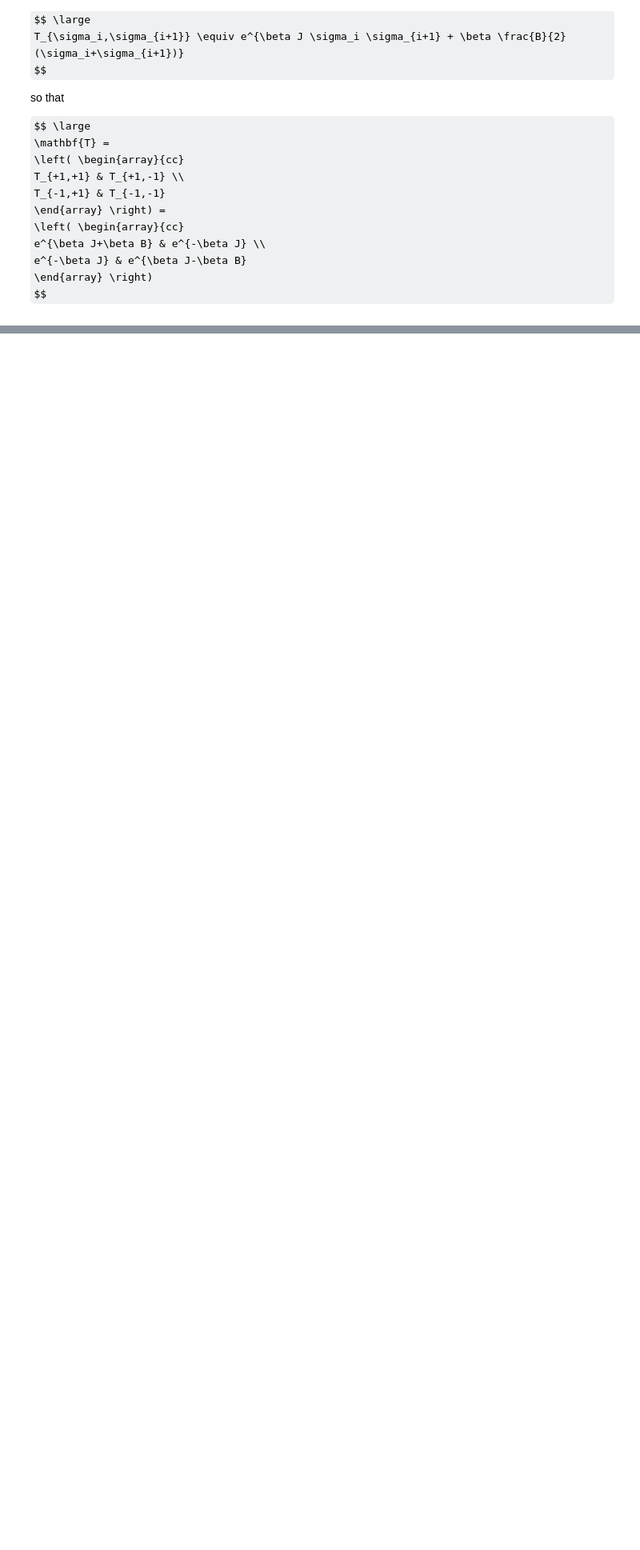
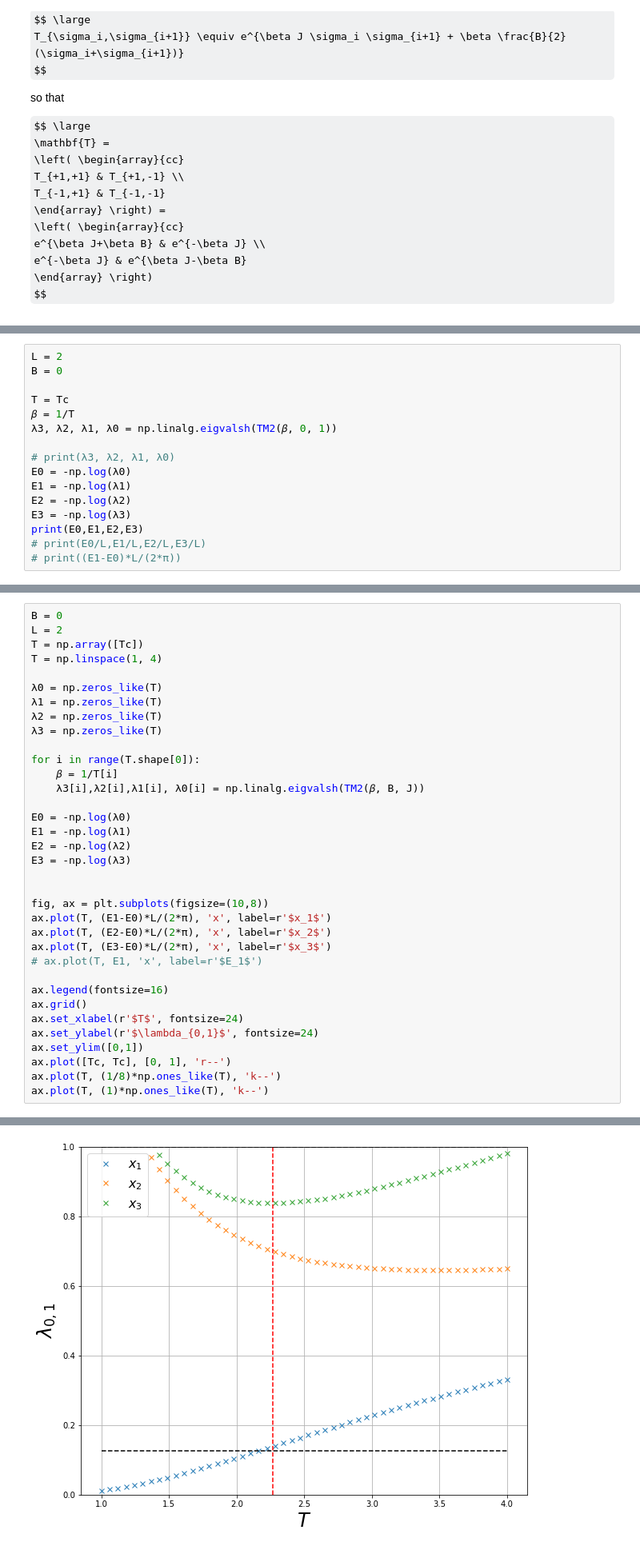
Before and after one commit to pcchen/Computational-Physics, a Jupyter notebook: Ising Model.ipynb, the cells around one changed output, grey strips where cells are left out. Shown at 80% size. Drawn from its saved outputs; the diff is of its cells as text; some formulas as TeX source; blank space fills up the shorter version.

```diff
--- a/Ising Model.ipynb
+++ b/Ising Model.ipynb
@@ -64,0 +216,16 @@ $$
+# %%
+L = 2
+B = 0
+
+T = Tc
+𝛽 = 1/T
+λ3, λ2, λ1, λ0 = np.linalg.eigvalsh(TM2(𝛽, 0, 1))
+
+# print(λ3, λ2, λ1, λ0)
+E0 = -np.log(λ0)
+E1 = -np.log(λ1)
+E2 = -np.log(λ2)
+E3 = -np.log(λ3)
+print(E0,E1,E2,E3)
+# print(E0/L,E1/L,E2/L,E3/L)
+# print((E1-E0)*L/(2*π))
@@ -64,0 +234,36 @@ $$
+# %%
+B = 0
+L = 2
+T = np.array([Tc])
+T = np.linspace(1, 4)
+
+λ0 = np.zeros_like(T)
+λ1 = np.zeros_like(T)
+λ2 = np.zeros_like(T)
+λ3 = np.zeros_like(T)
+
+for i in range(T.shape[0]):
+    𝛽 = 1/T[i]
+    λ3[i],λ2[i],λ1[i], λ0[i] = np.linalg.eigvalsh(TM2(𝛽, B, J))
+
+E0 = -np.log(λ0)
+E1 = -np.log(λ1)
+E2 = -np.log(λ2)
+E3 = -np.log(λ3)
+
+
+fig, ax = plt.subplots(figsize=(10,8))
+ax.plot(T, (E1-E0)*L/(2*π), 'x', label=r'$x_1$')
+ax.plot(T, (E2-E0)*L/(2*π), 'x', label=r'$x_2$')
+ax.plot(T, (E3-E0)*L/(2*π), 'x', label=r'$x_3$')
+# ax.plot(T, E1, 'x', label=r'$E_1$')
+
+ax.legend(fontsize=16)
+ax.grid()
+ax.set_xlabel(r'$T$', fontsize=24)
+ax.set_ylabel(r'$\lambda_{0,1}$', fontsize=24)
+ax.set_ylim([0,1])
+ax.plot([Tc, Tc], [0, 1], 'r--')
+ax.plot(T, (1/8)*np.ones_like(T), 'k--')
+ax.plot(T, (1)*np.ones_like(T), 'k--')
+# %% [output]
@@ -64,0 +271 @@ $$
+[figure, added]
```
Also changed, not shown: parts of 25 cells of this notebook.
